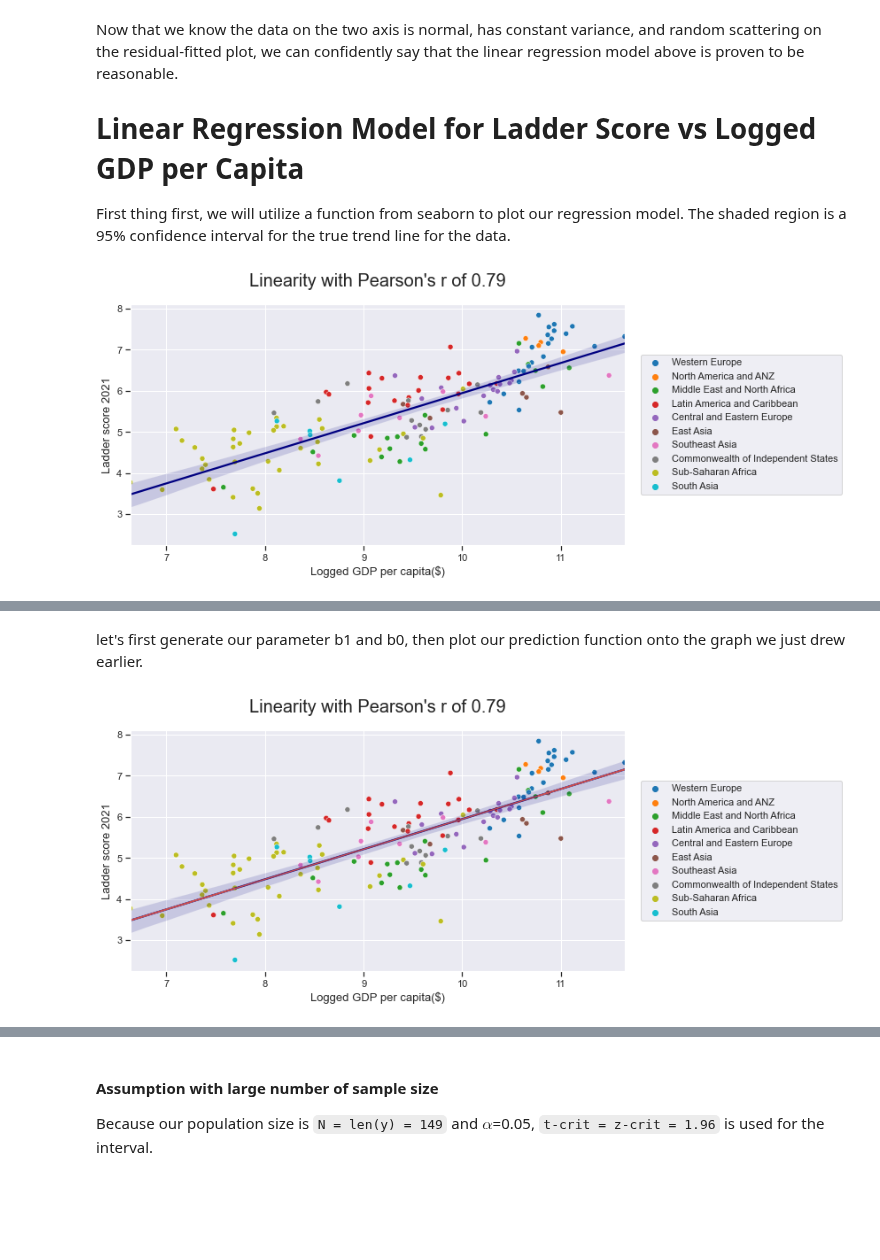
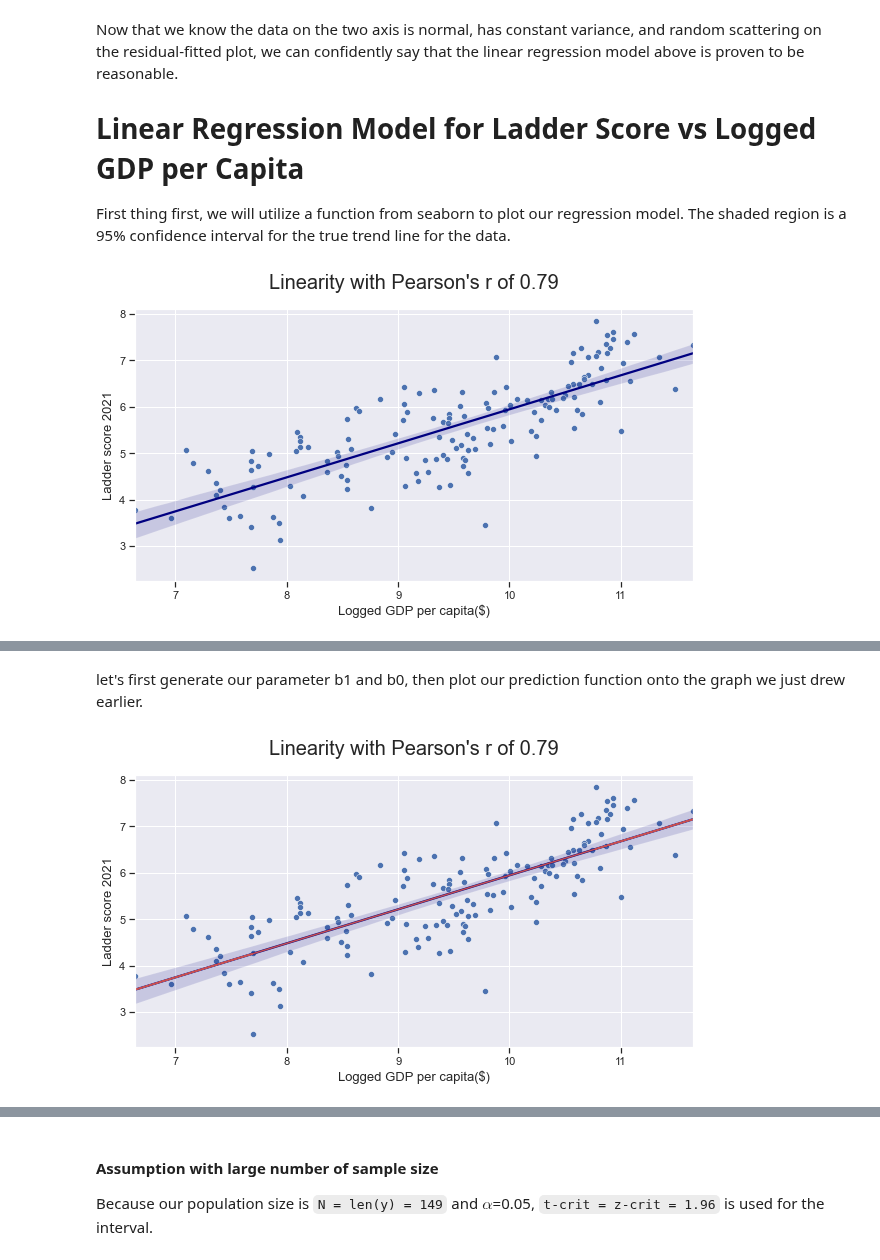
Before and after one commit to Shaheer02/World-Happiness-Report-2021-Analysis, a Jupyter notebook: analysis/Karel/milestone2_EDA.ipynb, the cells around one changed output, grey strips where cells are left out. Saved outputs shown, nothing was run; the diff lists cells and outputs as text; code cells hidden in the pictures; blank space fills up the shorter version.

Commit message:
change color palette

```diff
--- a/analysis/Karel/milestone2_EDA.ipynb
+++ b/analysis/Karel/milestone2_EDA.ipynb
@@ -214,19 +223,19 @@ First thing first, we will utilize a function from seaborn to plot our regressio
 # %%
 fig, ax = plt.subplots(figsize=figure_size)
 
 x_axis = 'Logged GDP per capita'
 y_axis = 'Ladder score 2021'
 
-ax = sns.scatterplot(y=y_axis, x=x_axis, data=df, hue='Regional indicator', palette='tab10')
+ax = sns.scatterplot(y=y_axis, x=x_axis, data=df, palette='Blues')
 ax = sns.regplot(y=y_axis, x=x_axis, data=df, color='navy', scatter=False)
 
 ax.set_title(label='Linearity with Pearson\'s r of 0.79', pad=20)
-ax.legend(loc='right', bbox_to_anchor=(1.45, 0.5))
+# ax.legend(loc='right', bbox_to_anchor=(1.45, 0.5))
 ax.set(xlabel='Logged GDP per capita($)')
 
 plt.show()
 # %% [output]
-[figure, old version]
+[figure, new version]
 # %% [markdown]
 And now, let us go to the fun and final part of this analysis.
 
@@ -249,18 +258,18 @@ fig, ax = plt.subplots(figsize=figure_size)
 
 x_axis = 'Logged GDP per capita'
 y_axis = 'Ladder score 2021'
-sns.scatterplot(y=y_axis, x=x_axis, data=df, hue='Regional indicator', palette='tab10', ax=ax)
+sns.scatterplot(y=y_axis, x=x_axis, data=df, palette='Blues', ax=ax)
 sns.regplot(y=y_axis, x=x_axis, data=df, color='navy', scatter=False, ax=ax)
 
 ax.plot(x, yhat, color='r')  # our function
 
 ax.set_title(label='Linearity with Pearson\'s r of 0.79', pad=20)
-ax.legend(loc='right', bbox_to_anchor=(1.45, 0.5))
+# ax.legend(loc='right', bbox_to_anchor=(1.45, 0.5))
 ax.set(xlabel='Logged GDP per capita($)')
 
 plt.show()
 # %% [output]
-[figure, old version]
+[figure, new version]
 # %% [markdown]
 ## Plotting Error Bar
 With the line we have above, the next step is to calculate the **standard error** for our model; then we can plot error bar for one of our predicted value. $s^2 formula:$
```
Also changed, not shown: parts of 9 cells of this notebook.
